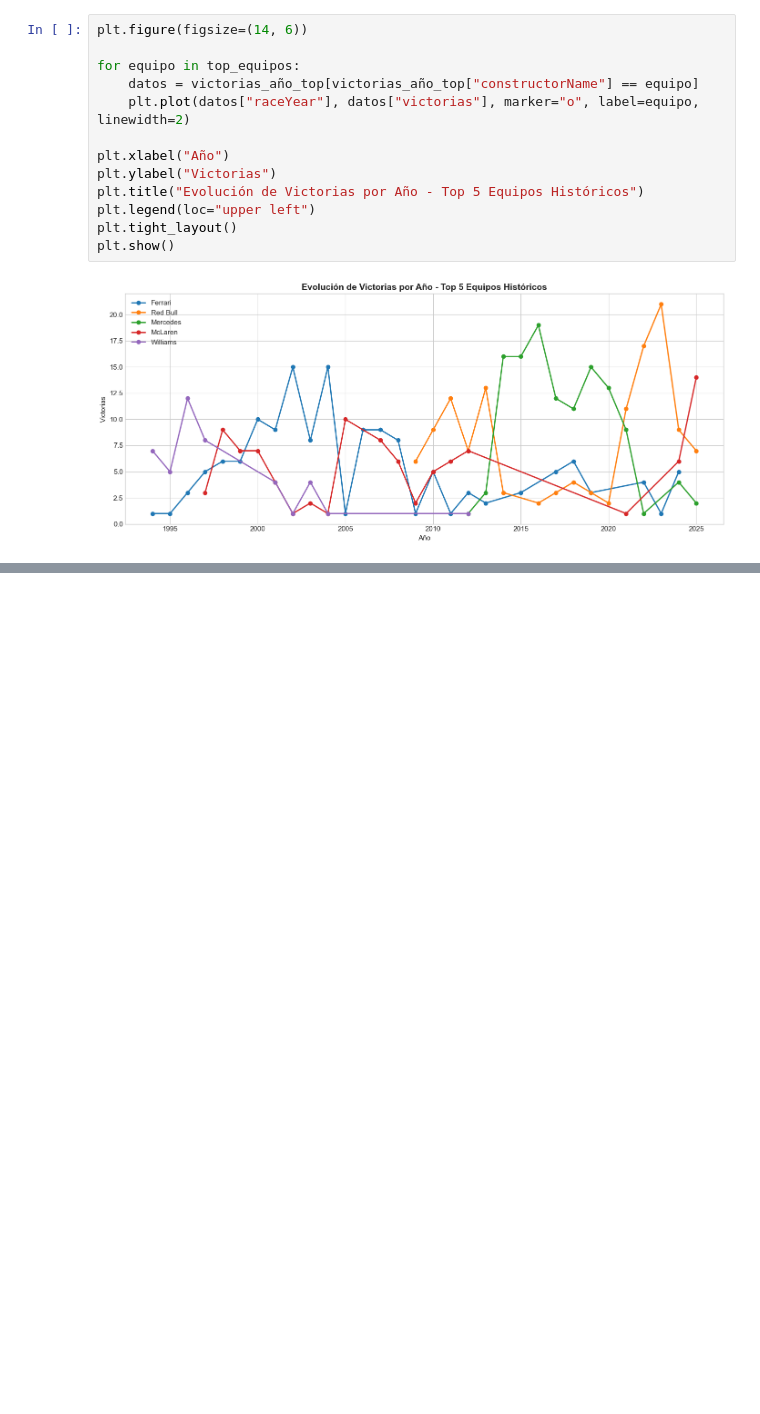
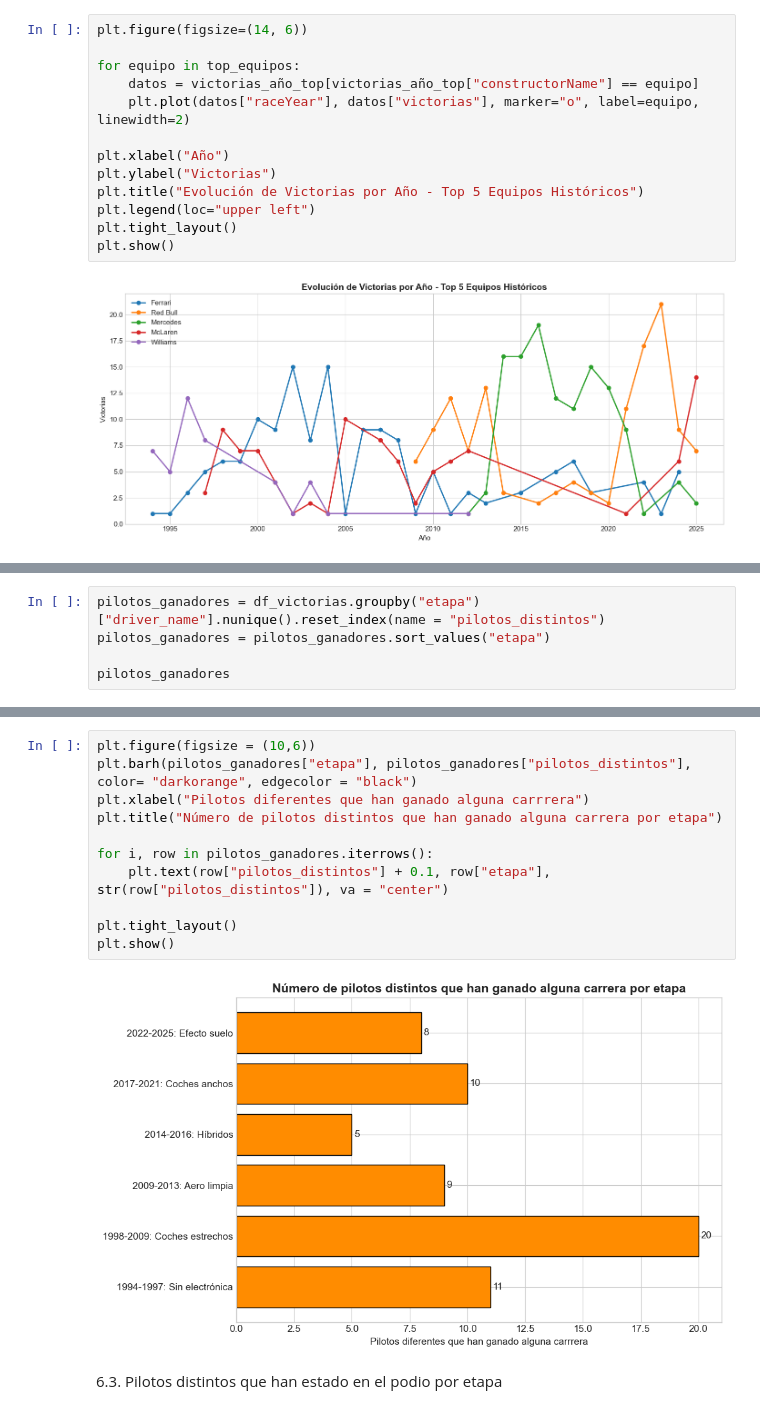
Before and after one commit to alejandrogrima/f1-database-project, a Jupyter notebook: notebooks/04_EDA_F1.ipynb, the cells around one changed output, grey strips where cells are left out. Drawn from its saved outputs; the diff is of its cells as text; blank space fills up the shorter version.

```diff
--- a/notebooks/04_EDA_F1.ipynb
+++ b/notebooks/04_EDA_F1.ipynb
@@ -331,0 +401,5 @@ plt.show()
+# %%
+pilotos_ganadores = df_victorias.groupby("etapa")["driver_name"].nunique().reset_index(name = "pilotos_distintos")
+pilotos_ganadores = pilotos_ganadores.sort_values("etapa")
+
+pilotos_ganadores
@@ -331,0 +414,15 @@ plt.show()
+# %%
+plt.figure(figsize = (10,6))
+plt.barh(pilotos_ganadores["etapa"], pilotos_ganadores["pilotos_distintos"], color= "darkorange", edgecolor = "black")
+plt.xlabel("Pilotos diferentes que han ganado alguna carrrera")
+plt.title("Número de pilotos distintos que han ganado alguna carrera por etapa")
+
+for i, row in pilotos_ganadores.iterrows():
+    plt.text(row["pilotos_distintos"] + 0.1, row["etapa"], str(row["pilotos_distintos"]), va = "center")
+
+plt.tight_layout()
+plt.show()
+# %% [output]
+[figure, added]
+# %% [markdown]
+6.3. Pilotos distintos que han estado en el podio por etapa
```
Also changed, not shown: parts of 23 cells of this notebook.
